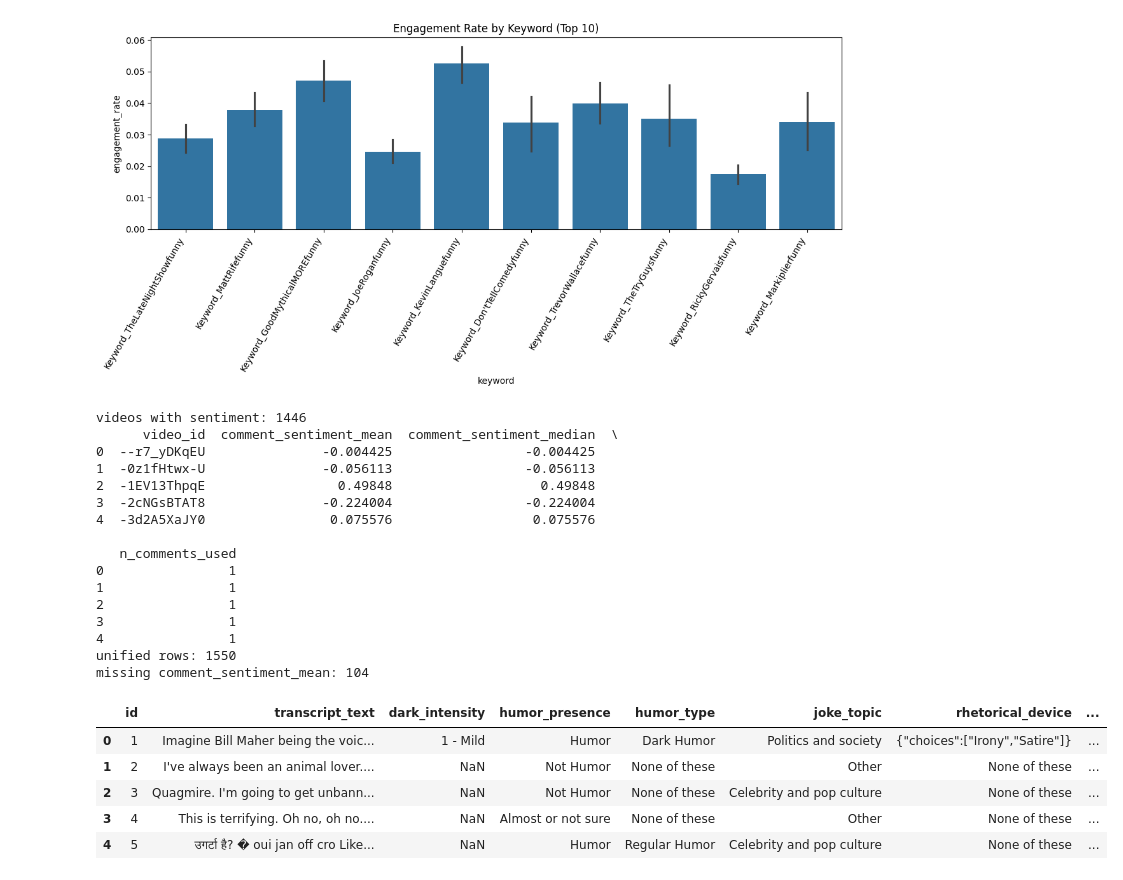
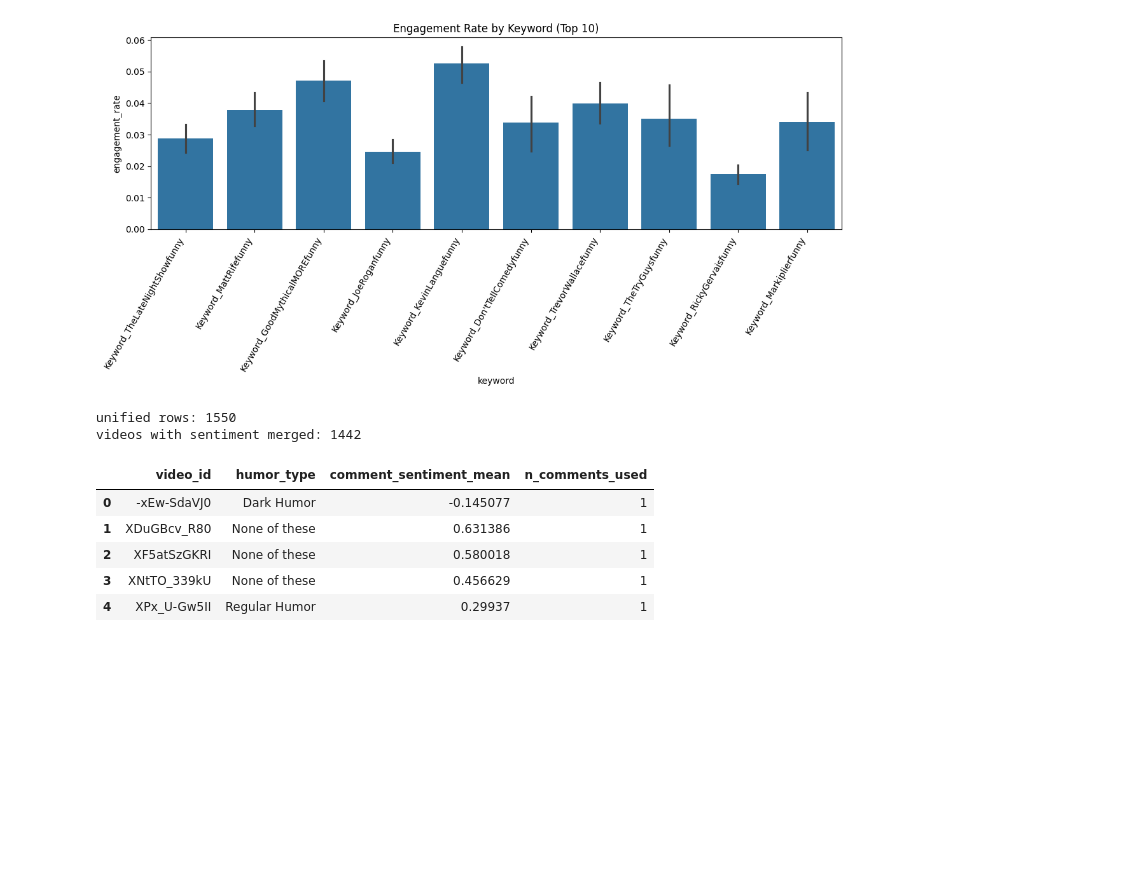
Before and after one commit to syd-kiwi/humor-harm-api, a Jupyter notebook: understand_dataset.ipynb, the cells around one changed output. Drawn from its saved outputs; the diff is of its cells as text; code cells hidden in the pictures; blank space fills up the shorter version.

```diff
--- a/understand_dataset.ipynb
+++ b/understand_dataset.ipynb
@@ -179,20 +179,14 @@ columns: ['id', 'transcript_text', 'dark_intensity', 'humor_presence', 'humor_ty
 using columns: {'views': 'view_count', 'likes': 'like_count', 'comments': 'comment_count', 'keywords': 'searched_keyword'}
 [figure]
 # %%
-# Cell 1: Load unified + load comment sentiment file(s) + merge to video level
-
-import os, glob, re
+import os
 import pandas as pd
 import numpy as np
 
+pd.set_option("display.max_columns", None)
+
 UNIFIED_CSV = "/home/kiwi-pandas/Documents/humor-harm-api/unified_dataset.csv"
-
-# CHANGE THIS if your sentiment file is somewhere else
-# Option A: a single CSV with all comments
-COMMENTS_CSV = "/home/kiwi-pandas/Documents/humor-harm-api/scripts/comment_analysis/video_level_scores.csv"
-
-# Option B: a folder of per-video comment CSVs (uncomment if needed)
-# COMMENTS_DIR = "/home/kiwi-pandas/Documents/humor-harm-api/comments"
+COMMENTS_CSV = "/home/kiwi-pandas/Documents/humor-harm-api/scripts/comment_analysis/video_level_scores_50.csv"
 
 df = pd.read_csv(UNIFIED_CSV, dtype=str)
 
@@ -210,72 +204,53 @@ def pick_col(cols, candidates):
 def to_num(series):
     s = series.astype("string").str.replace(",", "", regex=False).str.replace(" ", "", regex=False)
     s = s.replace({"": pd.NA, "nan": pd.NA, "None": pd.NA, "null": pd.NA})
     return pd.to_numeric(s, errors="coerce")
 
-# --- load comments ---
-if os.path.exists(COMMENTS_CSV):
-    cdf = pd.read_csv(COMMENTS_CSV, dtype=str)
-else:
-    raise FileNotFoundError(
-        f"Could not find {COMMENTS_CSV}. "
-        f"Point COMMENTS_CSV to your comment sentiment CSV (must include video_id + sentiment)."
-    )
+if not os.path.exists(COMMENTS_CSV):
+    raise FileNotFoundError(f"Could not find {COMMENTS_CSV}")
 
-# detect cols
+cdf = pd.read_csv(COMMENTS_CSV, dtype=str)
+
 vid_col = pick_col(cdf.columns, ["video_id", "video", "yt_id", "youtube_id", "id"])
 sent_col = pick_col(cdf.columns, ["sentiment", "sentiment_signed", "compound", "polarity", "vader_compound"])
 
 if vid_col is None or sent_col is None:
     raise ValueError(f"Need video_id and sentiment columns. Found columns: {list(cdf.columns)}")
 
 cdf["video_id"] = cdf[vid_col].astype(str).str.strip()
 cdf["sentiment"] = to_num(cdf[sent_col])
 
-# Aggregate to video level
 sent_video = (
     cdf.dropna(subset=["video_id", "sentiment"])
-      .groupby("video_id")
+      .groupby("video_id", as_index=False)
       .agg(
           comment_sentiment_mean=("sentiment", "mean"),
           comment_sentiment_median=("sentiment", "median"),
           n_comments_used=("sentiment", "count"),
       )
-      .reset_index()
 )
 
-print("videos with sentiment:", len(sent_video))
-print(sent_video.head())
+# pick the df video id column
+df_vid_col = pick_col(df.columns, ["video_id", "video", "yt_id", "youtube_id", "id"])
+if df_vid_col is None:
+    raise ValueError(f"Could not find a video id column in unified df. Columns: {list(df.columns)}")
 
-# Merge into unified df
-df["video_id"] = df["video_id"].astype(str).str.strip()
+df["video_id"] = df[df_vid_col].astype(str).str.strip()
+
 df = df.merge(sent_video, on="video_id", how="left")
 
 print("unified rows:", len(df))
-print("missing comment_sentiment_mean:", df["comment_sentiment_mean"].isna().sum())
-df.head()
+print("videos with sentiment merged:", df["comment_sentiment_mean"].notna().sum())
+df[["video_id", "humor_type", "comment_sentiment_mean", "n_comments_used"]].head()
 # %% [output]
-videos with sentiment: 1446
-      video_id  comment_sentiment_mean  comment_sentiment_median  \
-0  --r7_yDKqEU               -0.004425                 -0.004425
-1  -0z1fHtwx-U               -0.056113                 -0.056113
-2  -1EV13ThpqE                 0.49848                   0.49848
-3  -2cNGsBTAT8               -0.224004                 -0.224004
-4  -3d2A5XaJY0                0.075576                  0.075576
-
-   n_comments_used
-0                1
-1                1
-2                1
-3                1
-4                1
 unified rows: 1550
-missing comment_sentiment_mean: 104
+videos with sentiment merged: 1442
-|  | id | transcript_text | dark_intensity | humor_presence | humor_type | joke_topic | rhetorical_device | ... |
-| 0 | 1 | Imagine Bill Maher being the voic... | 1 - Mild | Humor | Dark Humor | Politics and society | {"choices":["Irony","Satire"]} | ... |
-| 1 | 2 | I've always been an animal lover.... | NaN | Not Humor | None of these | Other | None of these | ... |
-| 2 | 3 | Quagmire. I'm going to get unbann... | NaN | Not Humor | None of these | Celebrity and pop culture | None of these | ... |
-| 3 | 4 | This is terrifying. Oh no, oh no.... | NaN | Almost or not sure | None of these | Other | None of these | ... |
-| 4 | 5 | उगर्टा है? � oui jan off cro Like... | NaN | Humor | Regular Humor | Celebrity and pop culture | None of these | ... |
+|  | video_id | humor_type | comment_sentiment_mean | n_comments_used |
+| 0 | -xEw-SdaVJ0 | Dark Humor | -0.145077 | 1 |
+| 1 | XDuGBcv_R80 | None of these | 0.631386 | 1 |
+| 2 | XF5atSzGKRI | None of these | 0.580018 | 1 |
+| 3 | XNtTO_339kU | None of these | 0.456629 | 1 |
+| 4 | XPx_U-Gw5II | Regular Humor | 0.29937 | 1 |
 # %%
 # Cell 2: Sentiment by humor_type (drop "None of these")
 
```
Also changed, not shown: parts of 1 cell of this notebook, 15 other files.
